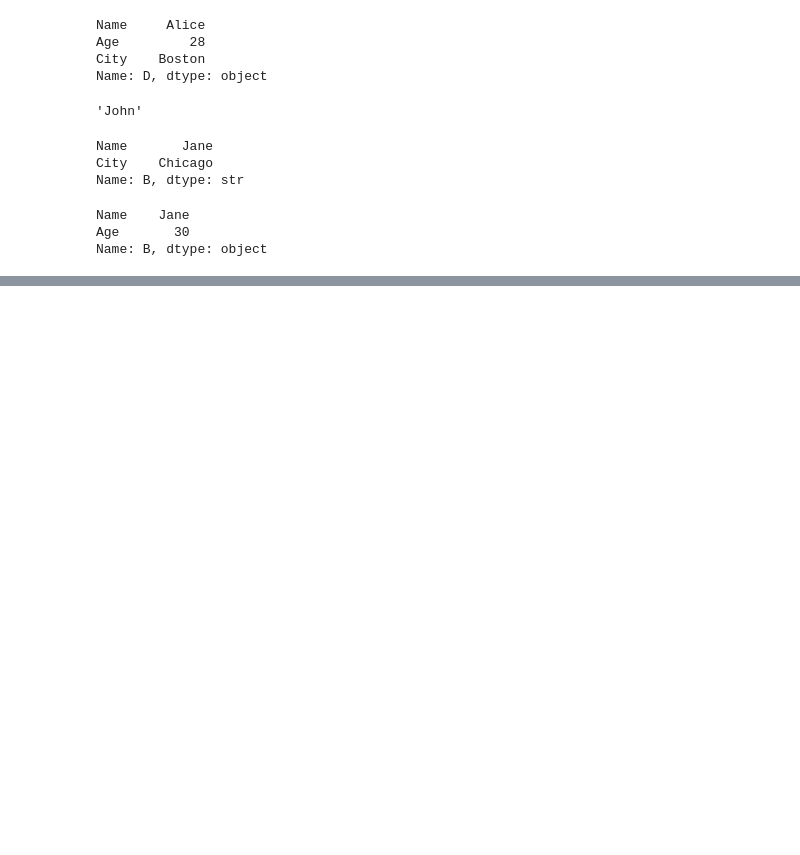
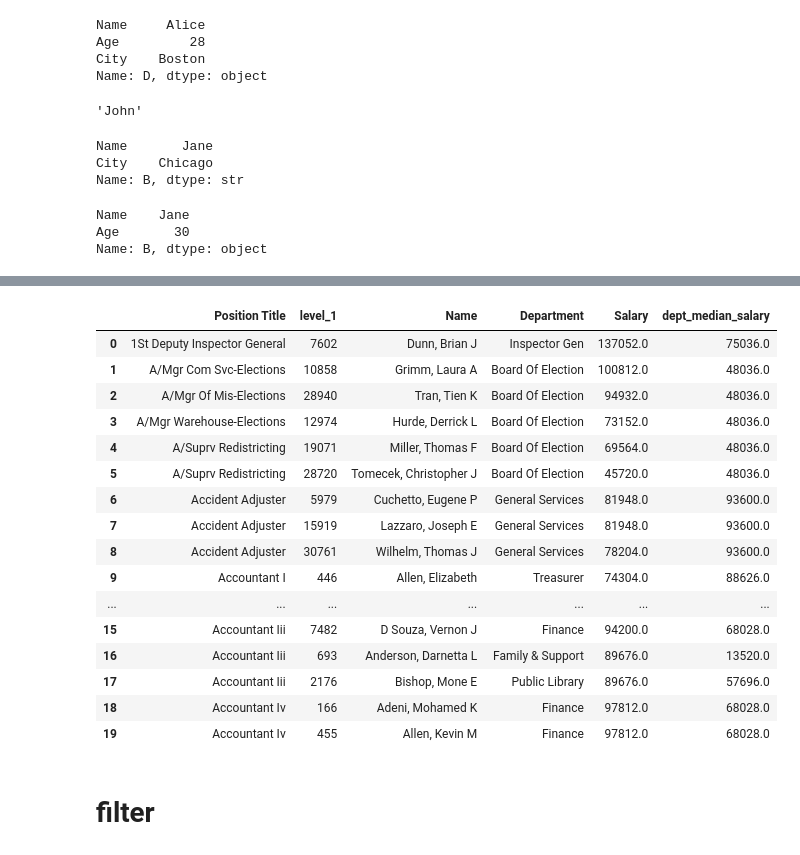
Before and after one commit to sthasarita/Pandas, a Jupyter notebook: Untitled5.ipynb, the cells around one changed output, grey strips where cells are left out. Cells and saved outputs as stored; diff of their text form; code cells hidden in the pictures; blank space fills up the shorter version.

```diff
--- a/Untitled5.ipynb
+++ b/Untitled5.ipynb
@@ -1302,0 +1593,2 @@ Name: B, dtype: object
+# %%
+ch["dept_median_salary"] = ch.groupby("Department")["Salary"].transform("median")
@@ -1302,0 +1635,30 @@ Name: B, dtype: object
+# %%
+def top_employees(group, n = 5):
+    return group.nlargest(n, "Salary")
+
+
+top_by_pos = ch.groupby("Position Title").apply(top_employees, n = 3)
+# %%
+top_by_pos.reset_index(inplace = True)
+# %%
+top_by_pos[:20]
+# %% [output]
+|  | Position Title | level_1 | Name | Department | Salary | dept_median_salary |
+| 0 | 1St Deputy Inspector General | 7602 | Dunn, Brian J | Inspector Gen | 137052.0 | 75036.0 |
+| 1 | A/Mgr Com Svc-Elections | 10858 | Grimm, Laura A | Board Of Election | 100812.0 | 48036.0 |
+| 2 | A/Mgr Of Mis-Elections | 28940 | Tran, Tien K | Board Of Election | 94932.0 | 48036.0 |
+| 3 | A/Mgr Warehouse-Elections | 12974 | Hurde, Derrick L | Board Of Election | 73152.0 | 48036.0 |
+| 4 | A/Suprv Redistricting | 19071 | Miller, Thomas F | Board Of Election | 69564.0 | 48036.0 |
+| 5 | A/Suprv Redistricting | 28720 | Tomecek, Christopher J | Board Of Election | 45720.0 | 48036.0 |
+| 6 | Accident Adjuster | 5979 | Cuchetto, Eugene P | General Services | 81948.0 | 93600.0 |
+| 7 | Accident Adjuster | 15919 | Lazzaro, Joseph E | General Services | 81948.0 | 93600.0 |
+| 8 | Accident Adjuster | 30761 | Wilhelm, Thomas J | General Services | 78204.0 | 93600.0 |
+| 9 | Accountant I | 446 | Allen, Elizabeth | Treasurer | 74304.0 | 88626.0 |
+| ... | ... | ... | ... | ... | ... | ... |
+| 15 | Accountant Iii | 7482 | D Souza, Vernon J | Finance | 94200.0 | 68028.0 |
+| 16 | Accountant Iii | 693 | Anderson, Darnetta L | Family & Support | 89676.0 | 13520.0 |
+| 17 | Accountant Iii | 2176 | Bishop, Mone E | Public Library | 89676.0 | 57696.0 |
+| 18 | Accountant Iv | 166 | Adeni, Mohamed K | Finance | 97812.0 | 68028.0 |
+| 19 | Accountant Iv | 455 | Allen, Kevin M | Finance | 97812.0 | 68028.0 |
+# %% [markdown]
+# filter
```
Also changed, not shown: parts of 47 cells of this notebook.
